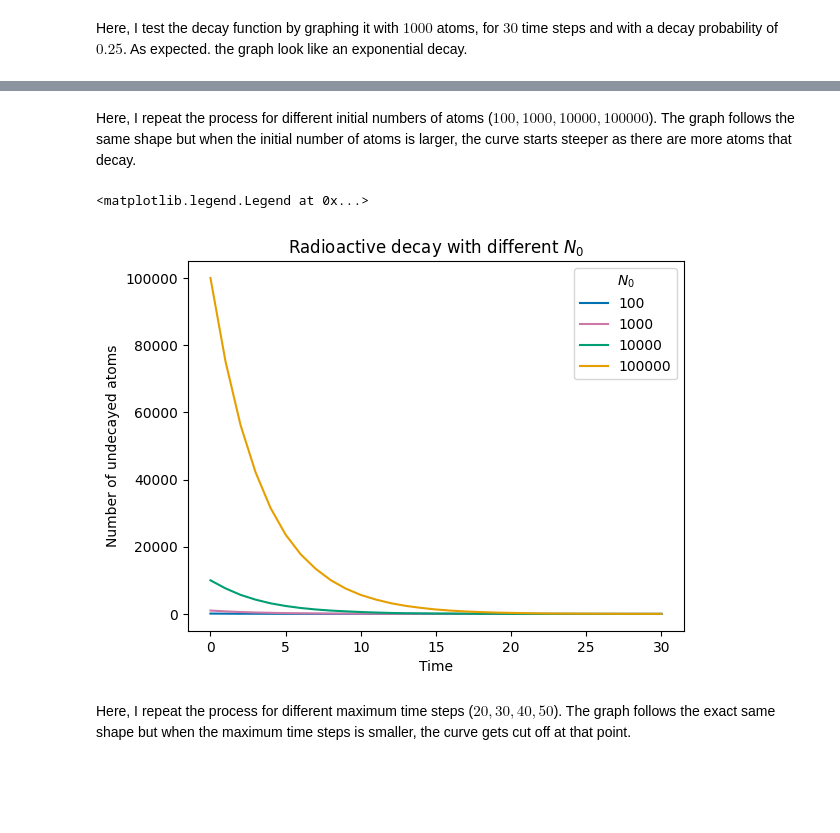
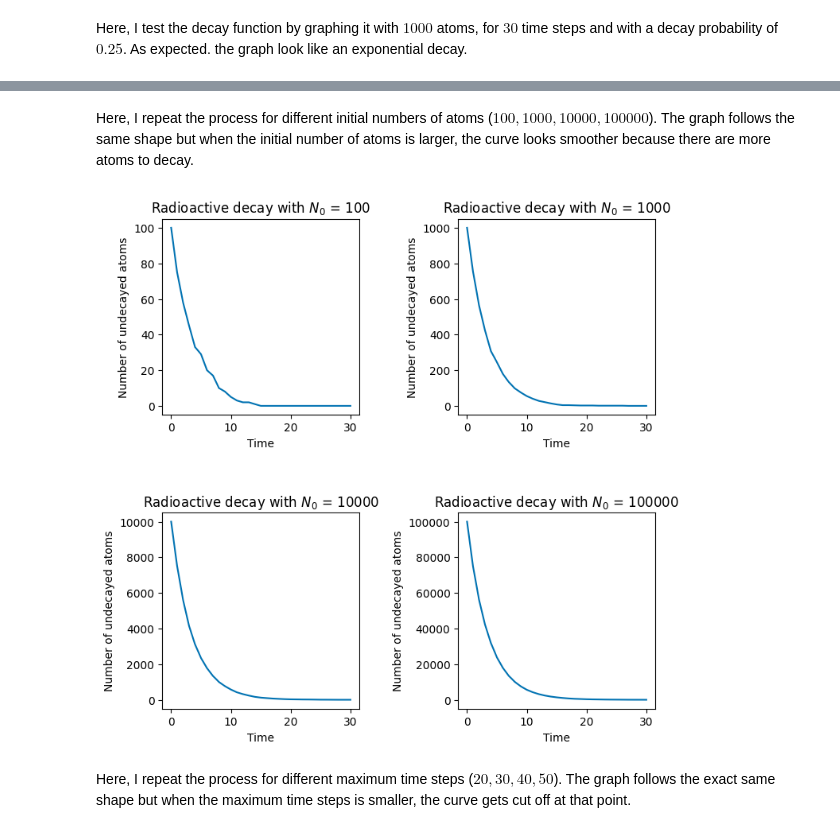
Before and after one commit to vibilanj/cmps, a Jupyter notebook: homework/FeelTheRandomness_HW.ipynb, the cells around one changed output, grey strips where cells are left out. Drawn from its saved outputs; the diff is of its cells as text; code cells hidden in the pictures; blank space fills up the shorter version.

```diff
--- a/homework/FeelTheRandomness_HW.ipynb
+++ b/homework/FeelTheRandomness_HW.ipynb
@@ -72,30 +72,30 @@ ax.set(xlabel="Time", ylabel="Number of undecayed atoms", title="Radioactive dec
 # %% [markdown]
-Here, I repeat the process for different initial numbers of atoms ($100, 1000, 10000, 100000$). The graph follows the same shape but when the initial number of atoms is larger, the curve starts steeper as there are more atoms that decay.
+Here, I repeat the process for different initial numbers of atoms ($100, 1000, 10000, 100000$). The graph follows the same shape but when the initial number of atoms is larger, the curve looks smoother because there are more atoms to decay.
 # %%
 # Radioactive decay with different N_0
 N_0s = [100, 1000, 10000, 100000]
 t_max = 30
 p = 0.25
 
-fig, ax = plt.subplots(1, 1)
-cols = [CF_blue, CF_red, CF_green, CF_orange]
+fig, ((ax_1, ax_2), (ax_3, ax_4)) = plt.subplots(2, 2)
+fig.set_size_inches(8, 8)
+axes = [ax_1, ax_2, ax_3, ax_4]
 
-for N, col in zip(N_0s, cols):
+for N, ax in zip(N_0s, axes):
     atoms = np.ones(N)
     undecayed = np.zeros(t_max + 1)
     undecayed[0] = N
 
     for i in range(0, t_max):
         atoms = list(map(lambda a: decay(a, p), atoms))
         undecayed[i + 1] = sum(atoms)
 
-    ax.plot(undecayed, color = col, label = f"{N}")
+    ax.plot(undecayed, color = CF_blue)
+    ax.set(xlabel="Time", ylabel="Number of undecayed atoms", title=f"Radioactive decay with $N_0$ = {N}")
 
-ax.set(xlabel="Time", ylabel="Number of undecayed atoms", title="Radioactive decay with different $N_0$")
-ax.legend(title = "$N_0$")
+plt.subplots_adjust(hspace=0.5, wspace=0.5)
 # %% [output]
-<matplotlib.legend.Legend at 0x...>
-[figure, old version]
+[figure, new version]
 # %% [markdown]
 Here, I repeat the process for different maximum time steps ($20, 30, 40, 50$). The graph follows the exact same shape but when the maximum time steps is smaller, the curve gets cut off at that point.
 # %%
```
Also changed, not shown: parts of 3 cells of this notebook, 1 other file.
